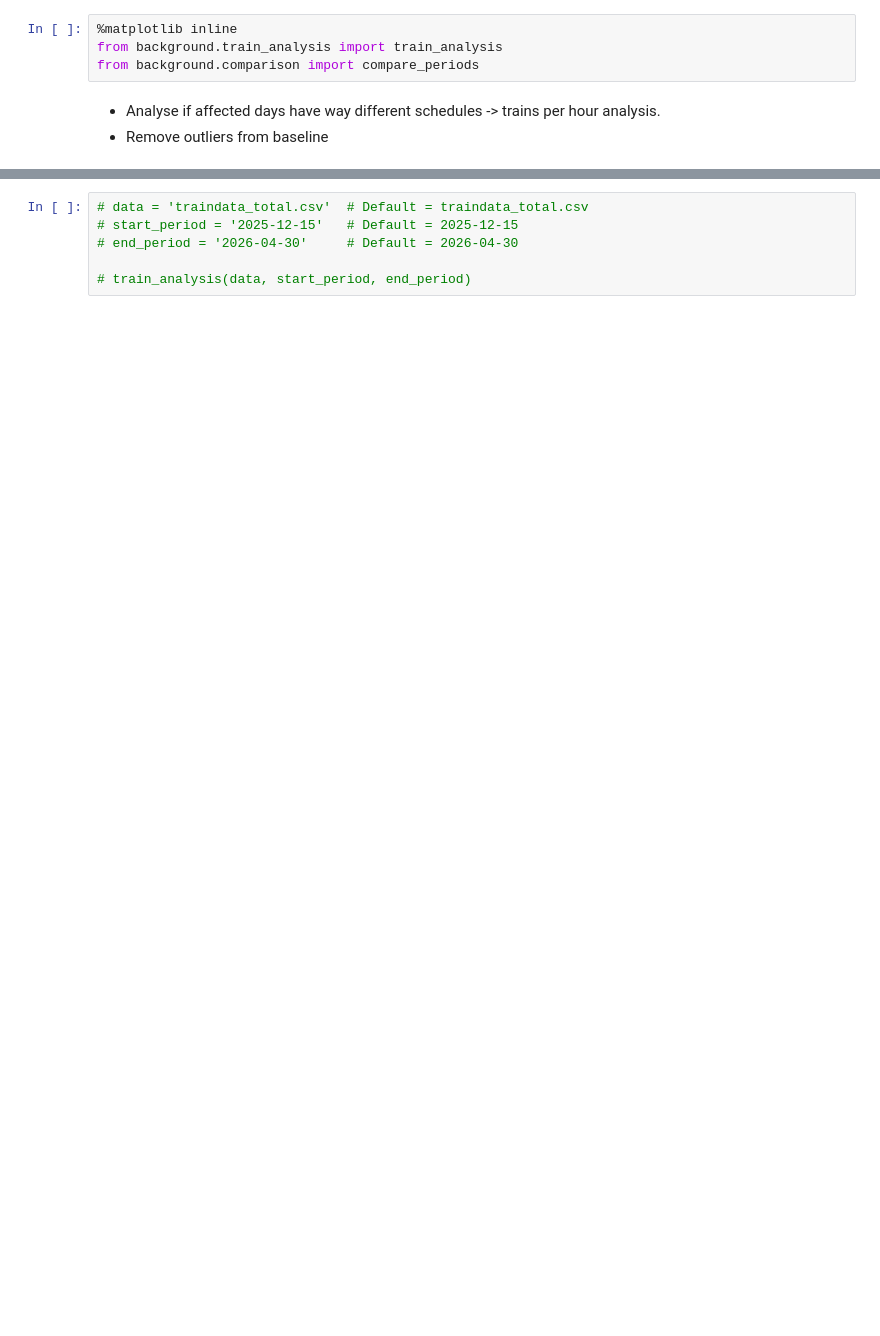
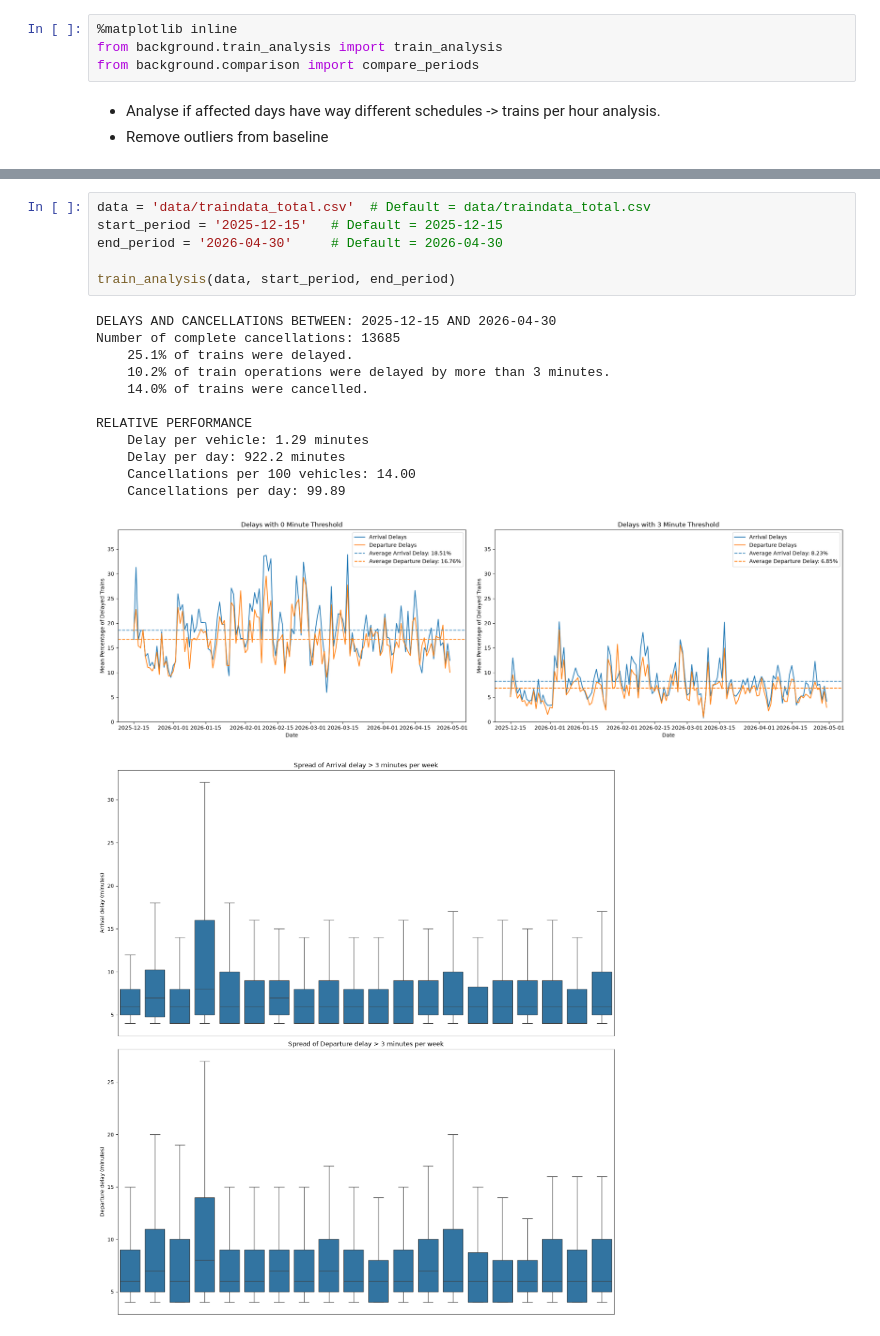
Before and after one commit to nicklj100/group20_til6022_project, a Jupyter notebook: train_analysis.ipynb, the cells around one changed output, grey strips where cells are left out. Saved outputs shown, nothing was run; the diff lists cells and outputs as text; blank space fills up the shorter version.

```diff
--- a/train_analysis.ipynb
+++ b/train_analysis.ipynb
@@ -33,6 +80,20 @@ display(comparison.round(2))
 # %%
-# data = 'traindata_total.csv'  # Default = traindata_total.csv
-# start_period = '2025-12-15'   # Default = 2025-12-15
-# end_period = '2026-04-30'     # Default = 2026-04-30
+data = 'data/traindata_total.csv'  # Default = data/traindata_total.csv
+start_period = '2025-12-15'   # Default = 2025-12-15
+end_period = '2026-04-30'     # Default = 2026-04-30
 
-# train_analysis(data, start_period, end_period)
+train_analysis(data, start_period, end_period)
+# %% [output]
+DELAYS AND CANCELLATIONS BETWEEN: 2025-12-15 AND 2026-04-30
+Number of complete cancellations: 13685
+    25.1% of trains were delayed.
+    10.2% of train operations were delayed by more than 3 minutes.
+    14.0% of trains were cancelled.
+
+RELATIVE PERFORMANCE
+    Delay per vehicle: 1.29 minutes
+    Delay per day: 922.2 minutes
+    Cancellations per 100 vehicles: 14.00
+    Cancellations per day: 99.89
+[figure, added]
+[figure, added]
```
Also changed, not shown: parts of 4 cells of this notebook.
